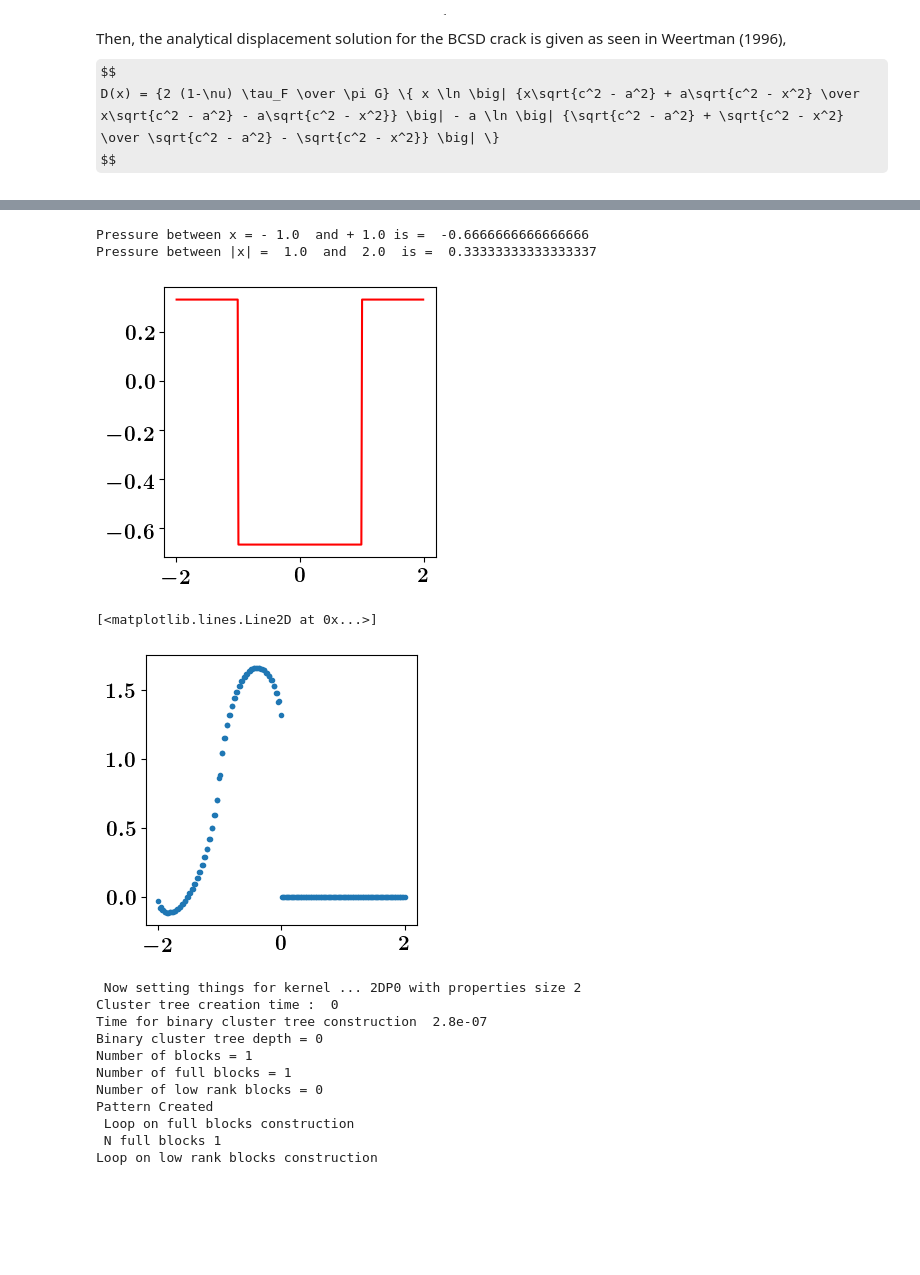
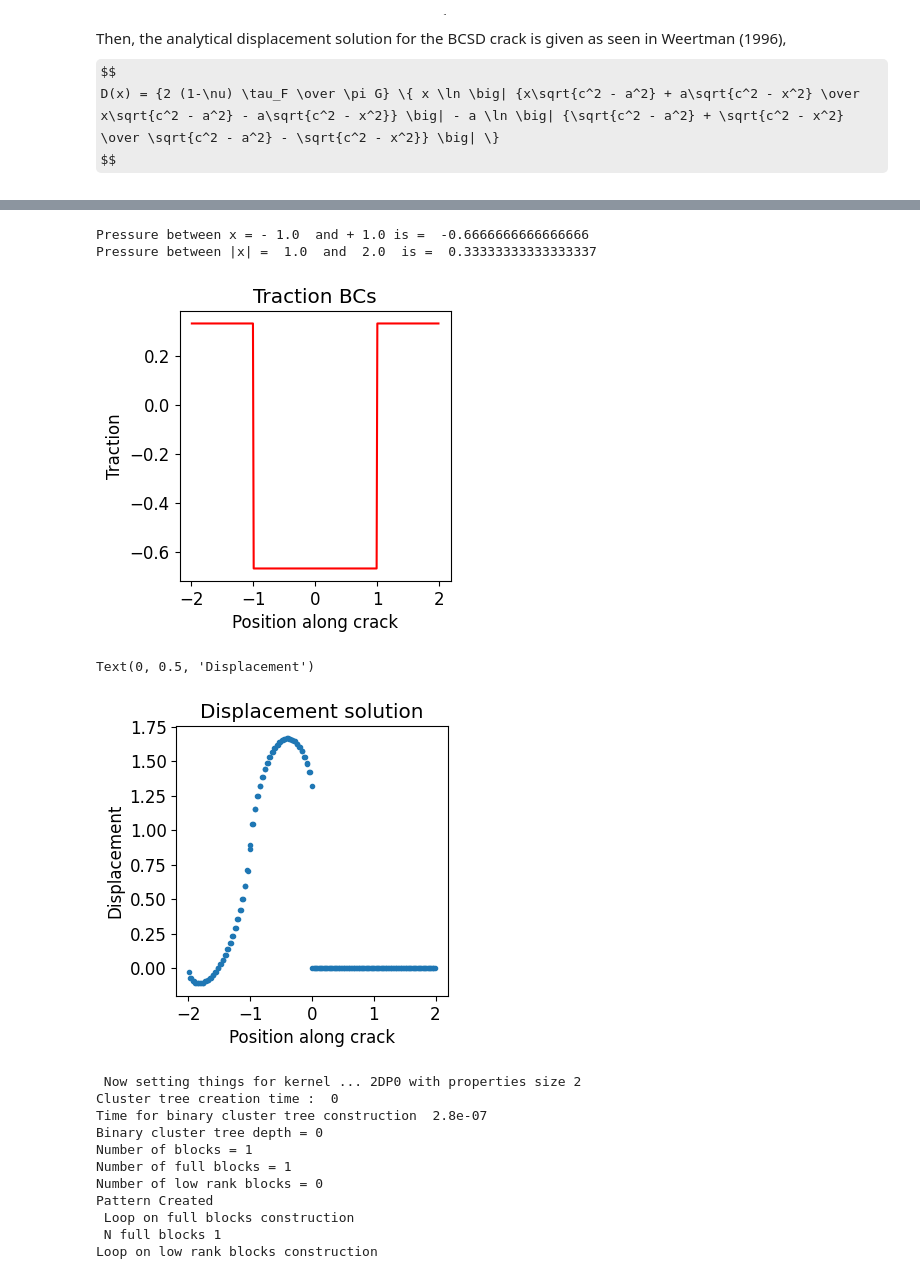
Before and after one commit to ratuldas6/BigWham-Example-Notebooks, a Jupyter notebook: 2d_BCSD_crack_force_bc_2DP1.ipynb, the cells around one changed output, grey strips where cells are left out. Drawn from its saved outputs; the diff is of its cells as text; code cells hidden in the pictures; some formulas as TeX source; blank space fills up the shorter version.

```diff
--- a/2d_BCSD_crack_force_bc_2DP1.ipynb
+++ b/2d_BCSD_crack_force_bc_2DP1.ipynb
@@ -28,7 +28,7 @@ from scipy.sparse.linalg import gmres
 %matplotlib inline
 # %config InlineBackend.figure_format = 'retina'
 plt.rcParams['figure.figsize'] = [3.5, 3.5]
-plt.rcParams['font.size'] = 15
+plt.rcParams['font.size'] = 12
 #plt.rcParams['text.usetex']=True
 plt.rcParams["savefig.bbox"] = "tight"
 plt.rcParams["savefig.pad_inches"] = 0.1
@@ -116,22 +116,27 @@ dd_calc = hmat.convert_to_global(u)
 # %%
 plt.figure()
 plt.plot(col_pts[:, 0], trac[:, 1], color='r')
+plt.title("Traction BCs")
+plt.xlabel("Position along crack")
+plt.ylabel("Traction")
 print("Pressure between x = -", a , " and +", a , "is = ", ct_pressure)
 print("Pressure between |x| = ", a , " and ", c , " is = ", pz_pressure)
 # %% [output]
 Pressure between x = - 1.0  and + 1.0 is =  -0.6666666666666666
 Pressure between |x| =  1.0  and  2.0  is =  0.33333333333333337
-[figure, old version]
+[figure, new version]
 # %%
 info
 dd_calc_norm = dd_calc/(a*pre_fac)
 plt.figure()
-#plt.plot(np.linalg.norm(col_pts, axis=1), dd_calc.reshape(-1, 2), ".k")
 plt.plot(col_pts[:, 0], dd_calc_norm.reshape(-1, 2)[:, 1], ".")
-#plt.ylim([-0.01, 0.01])
+
+plt.title("Displacement solution")
+plt.xlabel("Position along crack")
+plt.ylabel("Displacement")
 # %% [output]
-[<matplotlib.lines.Line2D at 0x...>]
+Text(0, 0.5, 'Displacement')
-[figure, old version]
+[figure, new version]
 # %%
 nelts_array = [10**i for i in range(5)]
 rel_err_array = []
```
Also changed, not shown: parts of 1 cell of this notebook, 1 other file.
